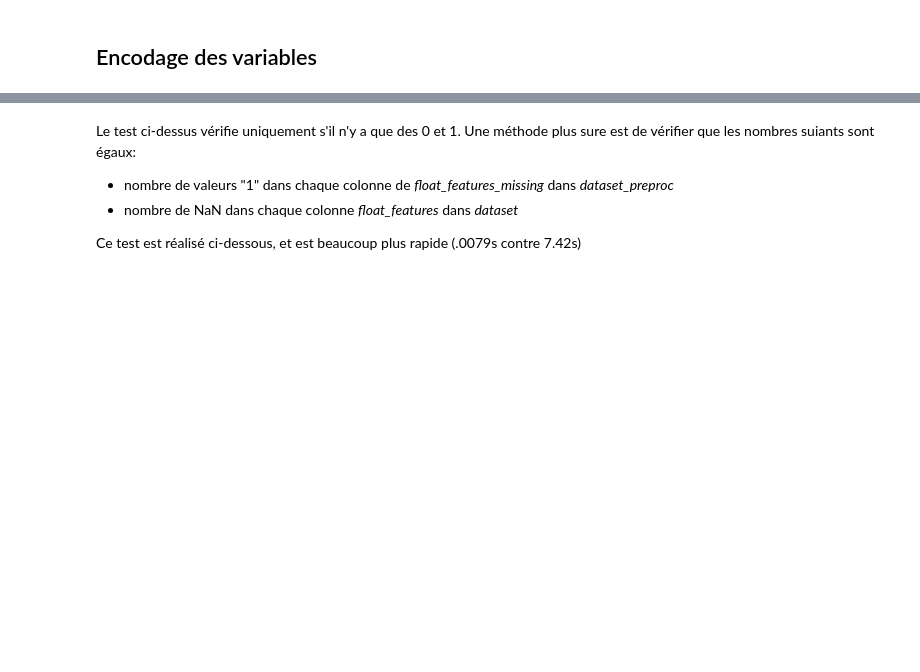
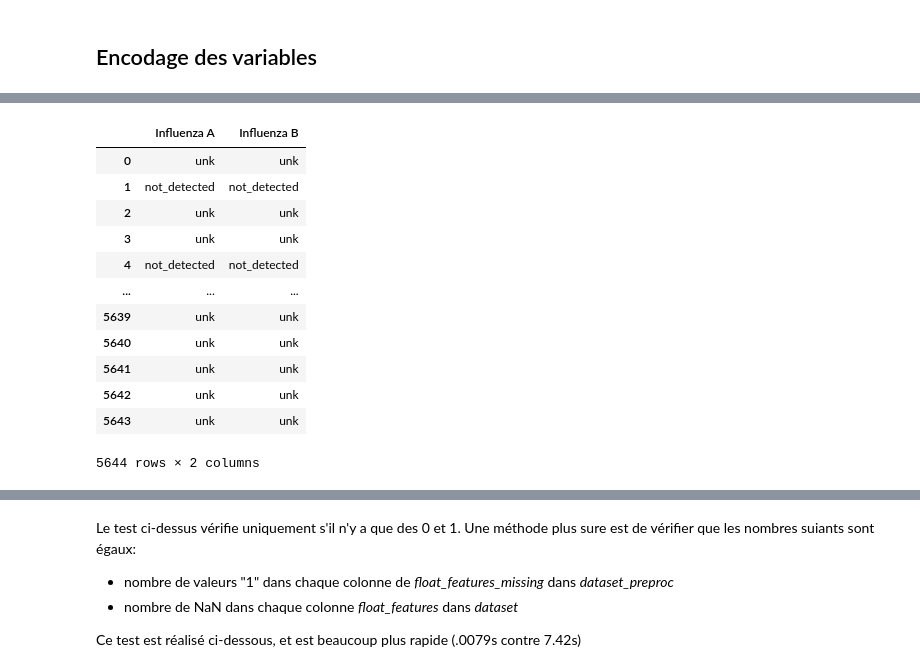
Before and after one commit to stephanefevrier/COVID-19-clinical-classification, a Jupyter notebook: c19-clinical-classification.ipynb, the cells around one changed output, grey strips where cells are left out. Saved outputs shown, nothing was run; the diff lists cells and outputs as text; code cells hidden in the pictures; blank space fills up the shorter version.

```diff
--- a/c19-clinical-classification.ipynb
+++ b/c19-clinical-classification.ipynb
@@ -568,0 +654,18 @@ categorical_features
+# %%
+b = SimpleImputer(strategy="constant", fill_value="unk").fit_transform(a)
+b = pd.DataFrame(b, columns=["Influenza A", "Influenza B"])
+b
+# %% [output]
+|  | Influenza A | Influenza B |
+| 0 | unk | unk |
+| 1 | not_detected | not_detected |
+| 2 | unk | unk |
+| 3 | unk | unk |
+| 4 | not_detected | not_detected |
+| ... | ... | ... |
+| 5639 | unk | unk |
+| 5640 | unk | unk |
+| 5641 | unk | unk |
+| 5642 | unk | unk |
+| 5643 | unk | unk |
+5644 rows × 2 columns
```
Also changed, not shown: parts of 80 cells of this notebook.
